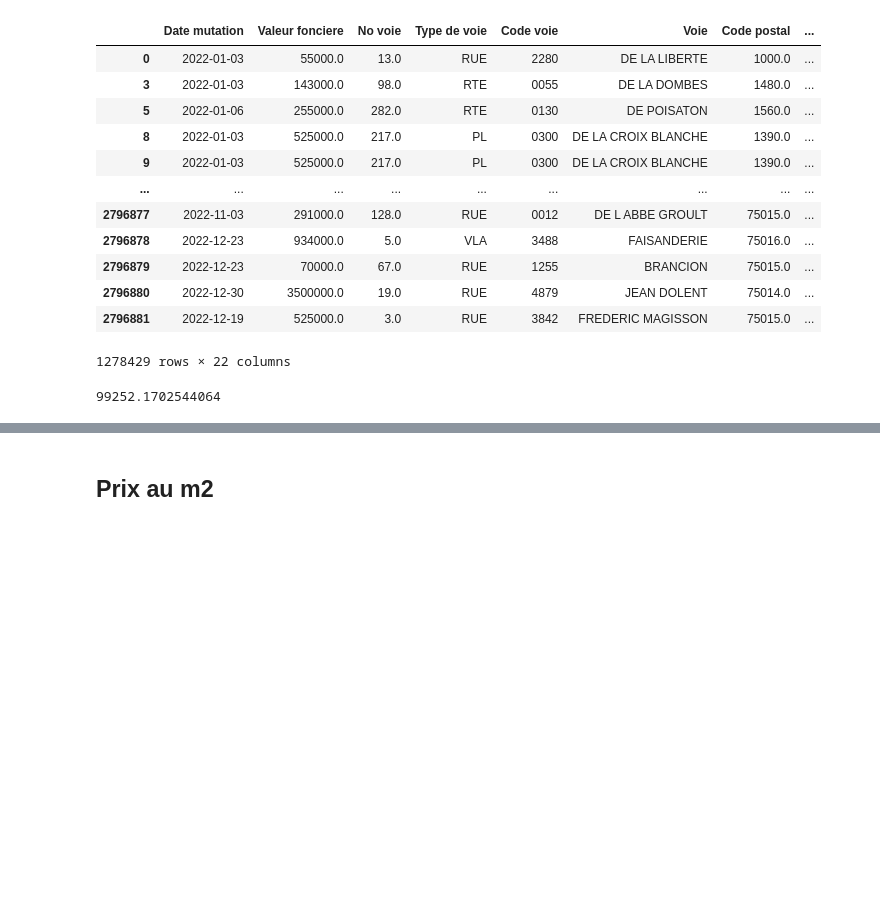
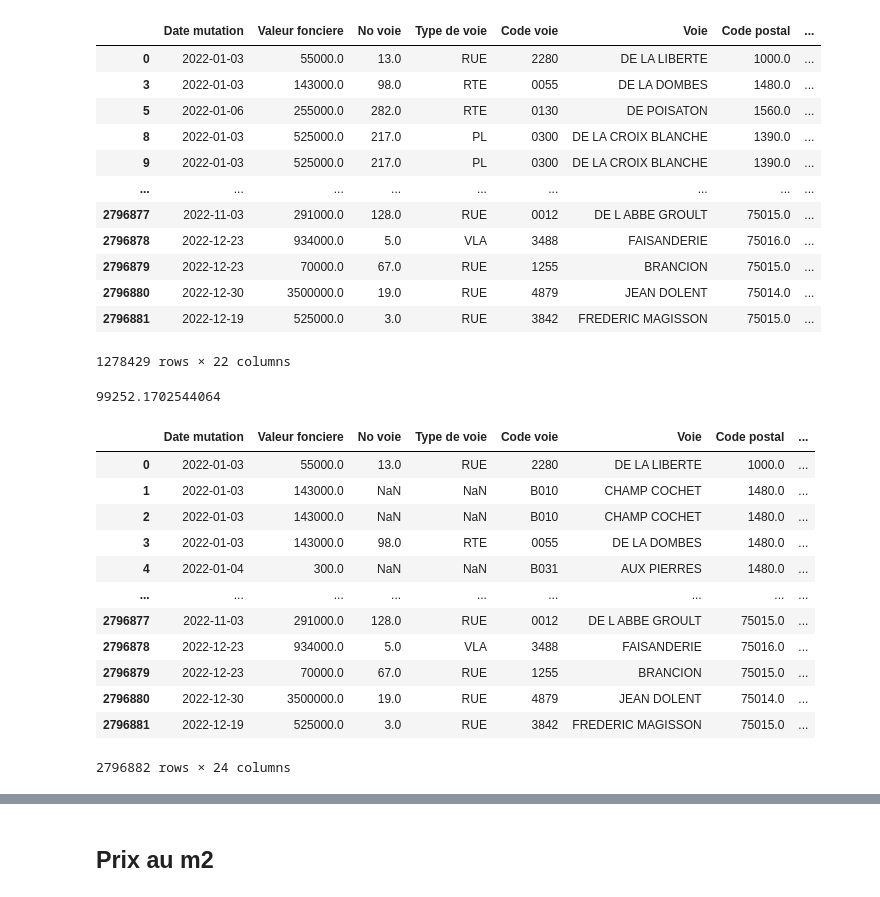
Before and after one commit to GuillaumeDorschner/Real-Estate-Analysis-France, a Jupyter notebook: data analyse/analyse.ipynb, the cells around one changed output, grey strips where cells are left out. Drawn from its saved outputs; the diff is of its cells as text; code cells hidden in the pictures; blank space fills up the shorter version.

```diff
--- a/data analyse/analyse.ipynb
+++ b/data analyse/analyse.ipynb
@@ -248,27 +248,40 @@ display(prix_metre_carre)
 # %%
 temp = data[(data["Type local"] != "Dépendance")].reset_index(drop = True)
 
 temp['Prix mètre carré Paris'] = temp[(temp["Code departement"] == '75')]["Valeur fonciere"]/temp[(temp["Code departement"] == '75')]["Surface reelle bati"]
 
 temp['Prix mètre carré Nord'] = temp[(temp["Code departement"] == '59')]["Valeur fonciere"]/temp[(temp["Code departement"] == '59')]["Surface reelle bati"]
 
 temp['Prix mètre carré Alpes-Maritimes'] = temp[(temp["Code departement"] == '6')]["Valeur fonciere"]/temp[(temp["Code departement"] == '6')]["Surface reelle bati"]
 temp =temp.replace(np.inf, np.nan)
 display(temp['Prix mètre carré Paris'].mean())
-
+display(temp)
 
 # temp['No. of Recovered to 1 Death Case'] = round(temp['Recovered']/temp['Deaths'], 3)
 temp = temp.groupby('Month mutation')["Prix mètre carré Paris","Prix mètre carré Nord","Prix mètre carré Alpes-Maritimes"].mean().reset_index()
 
 temp = temp.melt(id_vars='Month mutation', value_vars=['Prix mètre carré Paris','Prix mètre carré Nord','Prix mètre carré Alpes-Maritimes'],
                  var_name='Departements', value_name='Value')
 dth = '#ff2e63'
 rec = '#21bf73'
 fig = px.line(temp, x="Month mutation", y="Value", color='Departements', log_y=True,
               title='Recovery and Mortality Rate Over The Time', color_discrete_sequence=[dth, rec,act])
 fig.show()
 # %% [output]
 99252.1702544064
+|  | Date mutation | Valeur fonciere | No voie | Type de voie | Code voie | Voie | Code postal | ... |
+| 0 | 2022-01-03 | 55000.0 | 13.0 | RUE | 2280 | DE LA LIBERTE | 1000.0 | ... |
+| 1 | 2022-01-03 | 143000.0 | NaN | NaN | B010 | CHAMP COCHET | 1480.0 | ... |
+| 2 | 2022-01-03 | 143000.0 | NaN | NaN | B010 | CHAMP COCHET | 1480.0 | ... |
+| 3 | 2022-01-03 | 143000.0 | 98.0 | RTE | 0055 | DE LA DOMBES | 1480.0 | ... |
+| 4 | 2022-01-04 | 300.0 | NaN | NaN | B031 | AUX PIERRES | 1480.0 | ... |
+| ... | ... | ... | ... | ... | ... | ... | ... | ... |
+| 2796877 | 2022-11-03 | 291000.0 | 128.0 | RUE | 0012 | DE L ABBE GROULT | 75015.0 | ... |
+| 2796878 | 2022-12-23 | 934000.0 | 5.0 | VLA | 3488 | FAISANDERIE | 75016.0 | ... |
+| 2796879 | 2022-12-23 | 70000.0 | 67.0 | RUE | 1255 | BRANCION | 75015.0 | ... |
+| 2796880 | 2022-12-30 | 3500000.0 | 19.0 | RUE | 4879 | JEAN DOLENT | 75014.0 | ... |
+| 2796881 | 2022-12-19 | 525000.0 | 3.0 | RUE | 3842 | FREDERIC MAGISSON | 75015.0 | ... |
+2796882 rows × 24 columns
 [interactive output not drawn]
 # %%
 # In China
```
Also changed, not shown: parts of 1 cell of this notebook.
